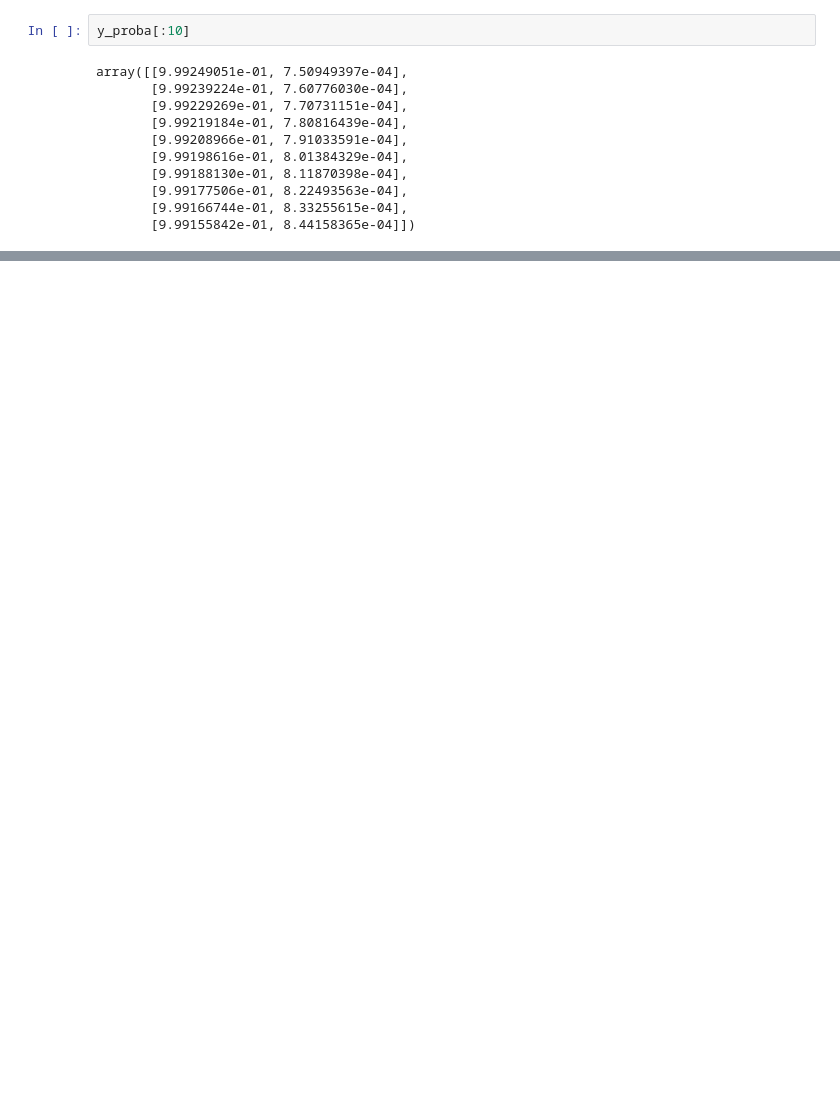
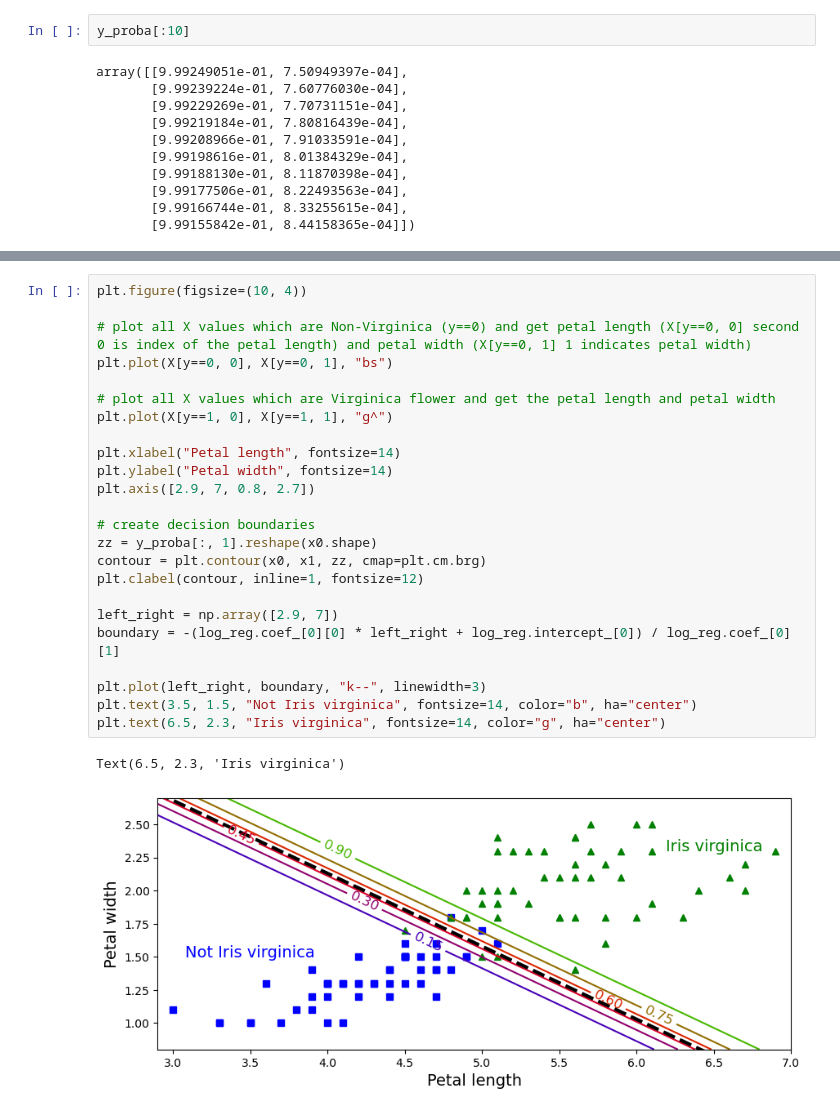
Before and after one commit to rohit-abhishek/Python_Workspace, a Jupyter notebook: hands-on-ml/SELF/Chapter 4 - Training Model.ipynb, the cells around one changed output, grey strips where cells are left out. Drawn from its saved outputs; the diff is of its cells as text; blank space fills up the shorter version.

```diff
--- a/hands-on-ml/SELF/Chapter 4 - Training Model.ipynb
+++ b/hands-on-ml/SELF/Chapter 4 - Training Model.ipynb
@@ -1441,0 +1514,27 @@ plt.legend(loc="center left")
+# %%
+plt.figure(figsize=(10, 4))
+
+# plot all X values which are Non-Virginica (y==0) and get petal length (X[y==0, 0] second 0 is index of the petal length) and petal width (X[y==0, 1] 1 indicates petal width)
+plt.plot(X[y==0, 0], X[y==0, 1], "bs")
+
+# plot all X values which are Virginica flower and get the petal length and petal width
+plt.plot(X[y==1, 0], X[y==1, 1], "g^")
+
+plt.xlabel("Petal length", fontsize=14)
+plt.ylabel("Petal width", fontsize=14)
+plt.axis([2.9, 7, 0.8, 2.7])
+
+# create decision boundaries
+zz = y_proba[:, 1].reshape(x0.shape)
+contour = plt.contour(x0, x1, zz, cmap=plt.cm.brg)
+plt.clabel(contour, inline=1, fontsize=12)
+
+left_right = np.array([2.9, 7])
+boundary = -(log_reg.coef_[0][0] * left_right + log_reg.intercept_[0]) / log_reg.coef_[0][1]
+
+plt.plot(left_right, boundary, "k--", linewidth=3)
+plt.text(3.5, 1.5, "Not Iris virginica", fontsize=14, color="b", ha="center")
+plt.text(6.5, 2.3, "Iris virginica", fontsize=14, color="g", ha="center")
+# %% [output]
+Text(6.5, 2.3, 'Iris virginica')
+[figure, added]
```
Also changed, not shown: parts of 62 cells of this notebook.
